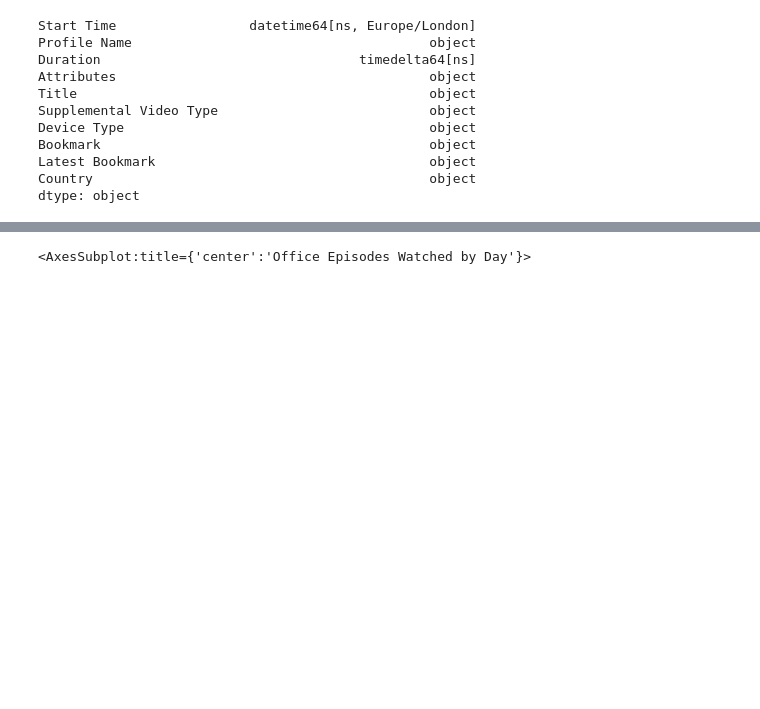
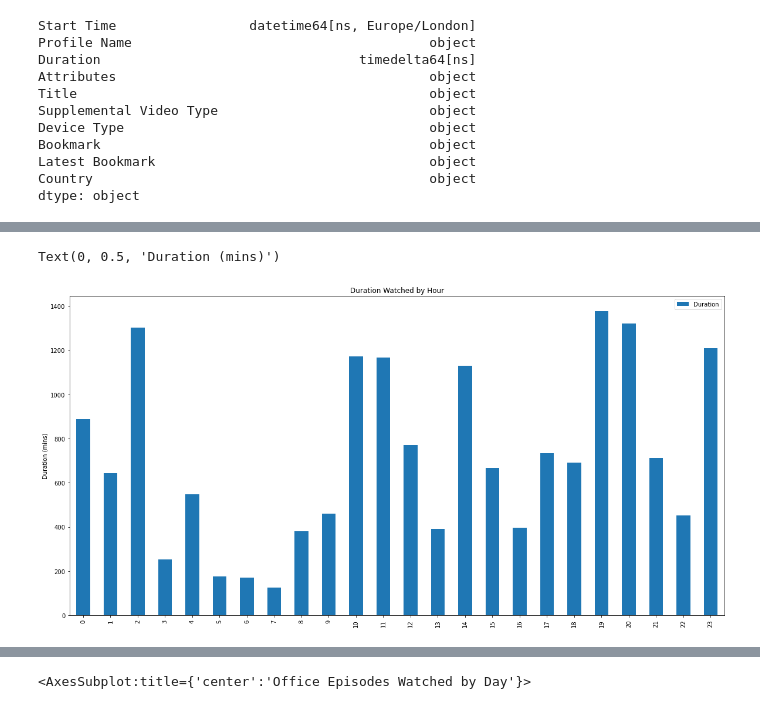
Before and after one commit to SandersJack/NetflixDataAnalysis, a Jupyter notebook: Content_interaction.ipynb, the cells around one changed output, grey strips where cells are left out. Cells and saved outputs as stored; diff of their text form; code cells hidden in the pictures; blank space fills up the shorter version.

```diff
--- a/Content_interaction.ipynb
+++ b/Content_interaction.ipynb
@@ -63,0 +96,13 @@ dtype: object
+# %%
+hours = [ i for i in range(24)]
+
+data = []
+for i in range(len(hours)):
+    data.append([df_jack.loc[df_jack['hour'] == hours[i], 'Duration'].sum().seconds/60])
+
+daily_duration =pd.DataFrame(data, columns=['Duration'])
+daily_duration_plot = daily_duration.plot(kind='bar', figsize=(20,10),title='Duration Watched by Hour')
+daily_duration_plot.set_ylabel("Duration (mins)")
+# %% [output]
+Text(0, 0.5, 'Duration (mins)')
+[figure, added]
```
Also changed, not shown: parts of 7 cells of this notebook.
